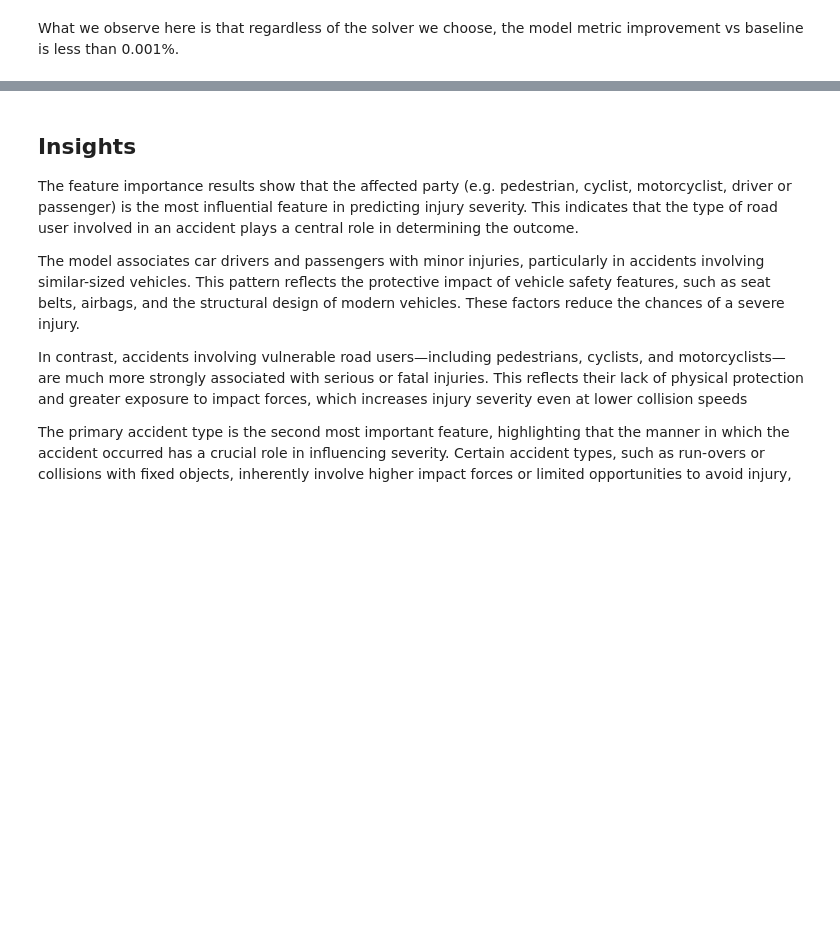
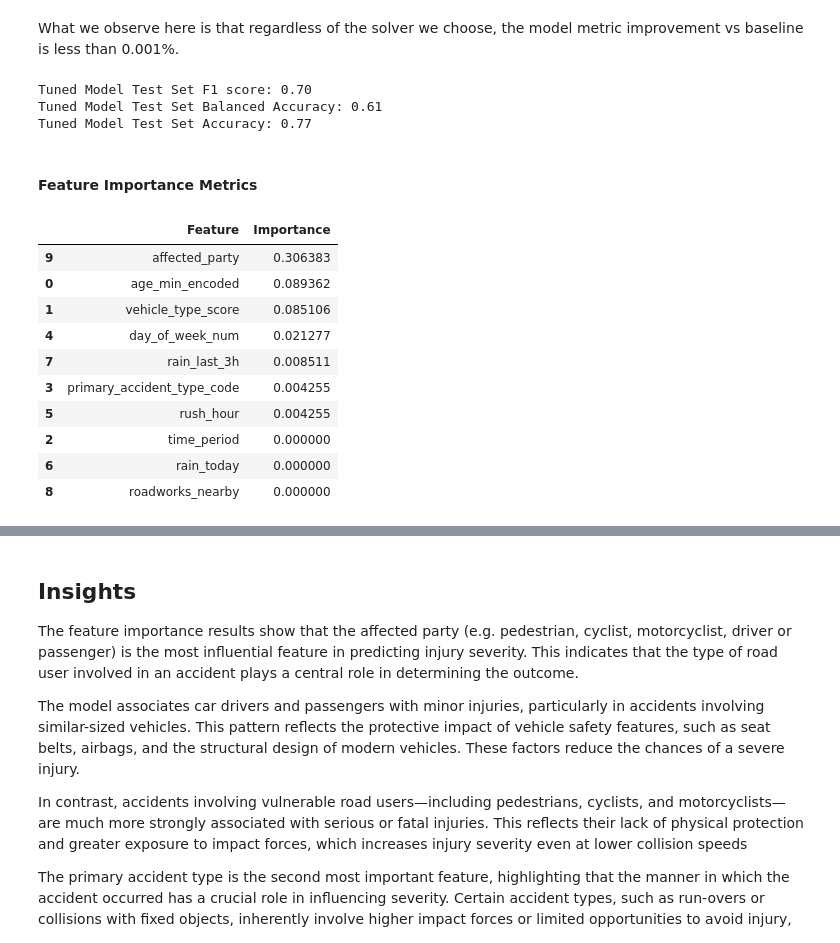
Before and after one commit to mattcg/msc-ai-dylan-group-1, a Jupyter notebook: 3a_LR_MCG.ipynb, the cells around one changed output, grey strips where cells are left out. Cells and saved outputs as stored; diff of their text form; code cells hidden in the pictures; blank space fills up the shorter version.

Commit message:
save performance metrics and results

```diff
--- a/3a_LR_MCG.ipynb
+++ b/3a_LR_MCG.ipynb
@@ -448,13 +449,13 @@ The main hyperparameters we may tune in logistic regression are: solver, penalty
 
 We establish a baseline by fitting the classifier with the default parameters before performing the hyperparameter tuning.
 # %%
-logreg = LogisticRegression()
-logreg.fit(X_train, y_train)
+model = LogisticRegression()
+model.fit(X_train, y_train)
 
-y_pred = logreg.predict(X_test)
+y_pred = model.predict(X_test)
 
-print('Accuracy of logistic regression classifier on train set: {:.4f}'.format(logreg.score(X_train, y_train)))
-print('Accuracy of logistic regression classifier on test set: {:.4f}'.format(logreg.score(X_test, y_test)))
+print('Accuracy of logistic regression classifier on train set: {:.4f}'.format(model.score(X_train, y_train)))
+print('Accuracy of logistic regression classifier on test set: {:.4f}'.format(model.score(X_test, y_test)))
 print('Precision of logistic regression classifier on test set: {:.4f}'.format(precision_score(y_test, y_pred, average='weighted', zero_division=0)))
 # %% [output]
 Accuracy of logistic regression classifier on train set: 0.6978
@@ -494,3 +495,38 @@ clf_compare
 | 3 | saga | 0.69784 | 0.76596 | 0.64857 | 0.76596 | 0.69787 |
 # %% [markdown]
 What we observe here is that regardless of the solver we choose, the model metric improvement vs baseline is less than 0.001%.
+# %%
+y_pred_score = model.predict_proba(X_test)
+
+# Calculate metrics on the test set.
+f1_scores_test = f1_score(y_test, y_pred, average='weighted')
+bal_accuracy_test = balanced_accuracy_score(y_test, y_pred)
+accuracy_test = accuracy_score(y_test, y_pred)
+
+print(f"Tuned Model Test Set F1 score: {f1_scores_test:.2f}")
+print(f"Tuned Model Test Set Balanced Accuracy: {bal_accuracy_test:.2f}")
+print(f"Tuned Model Test Set Accuracy: {accuracy_test:.2f}")
+# %% [output]
+Tuned Model Test Set F1 score: 0.70
+Tuned Model Test Set Balanced Accuracy: 0.61
+Tuned Model Test Set Accuracy: 0.77
+# %% [markdown]
+#### Feature Importance Metrics
+# %%
+targets = np.array(['No injury/Minor','Serious/Grievous','Death'])
+
+model_fi = permutation_importance(model, X_test, y_test)
+feature_imp_df = pd.DataFrame({'Feature': features, 'Importance': model_fi['importances_mean']}).sort_values('Importance', ascending=False)
+feature_imp_df
+# %% [output]
+|  | Feature | Importance |
+| 9 | affected_party | 0.306383 |
+| 0 | age_min_encoded | 0.089362 |
+| 1 | vehicle_type_score | 0.085106 |
+| 4 | day_of_week_num | 0.021277 |
+| 7 | rain_last_3h | 0.008511 |
+| 3 | primary_accident_type_code | 0.004255 |
+| 5 | rush_hour | 0.004255 |
+| 2 | time_period | 0.000000 |
+| 6 | rain_today | 0.000000 |
+| 8 | roadworks_nearby | 0.000000 |
```
Also changed, not shown: parts of 3 cells of this notebook, 5 other files.
